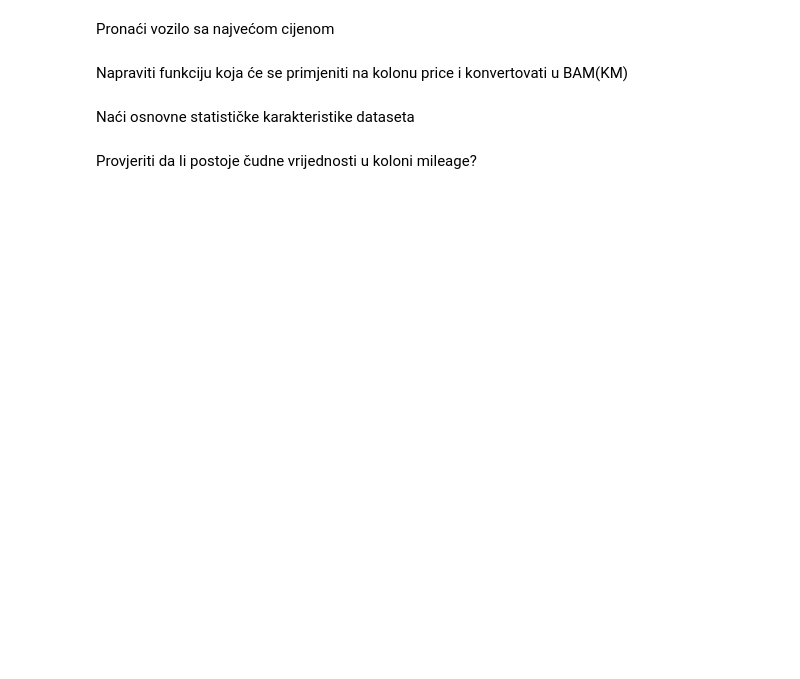
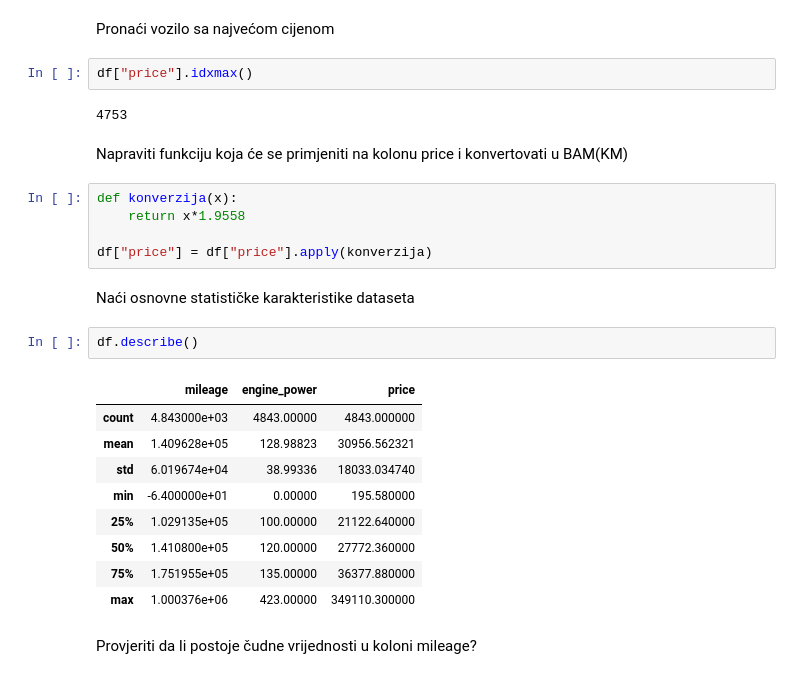
Before and after one commit to adnan-it-academy/data-management, a Jupyter notebook: vjezba 3/vjezba.ipynb, the cells around one changed output. Drawn from its saved outputs; the diff is of its cells as text; blank space fills up the shorter version.

```diff
--- a/vjezba 3/vjezba.ipynb
+++ b/vjezba 3/vjezba.ipynb
@@ -17,8 +110,29 @@ Pronaći vozilo sa najnižom cijenom
 # %% [markdown]
 Pronaći vozilo sa najvećom cijenom
+# %%
+df["price"].idxmax()
+# %% [output]
+4753
 # %% [markdown]
 Napraviti funkciju koja će se primjeniti na kolonu price i konvertovati u BAM(KM)
+# %%
+def konverzija(x):
+    return x*1.9558
+
+df["price"] = df["price"].apply(konverzija)
 # %% [markdown]
 Naći osnovne statističke karakteristike dataseta
+# %%
+df.describe()
+# %% [output]
+|  | mileage | engine_power | price |
+| count | 4.843000e+03 | 4843.00000 | 4843.000000 |
+| mean | 1.409628e+05 | 128.98823 | 30956.562321 |
+| std | 6.019674e+04 | 38.99336 | 18033.034740 |
+| min | -6.400000e+01 | 0.00000 | 195.580000 |
+| 25% | 1.029135e+05 | 100.00000 | 21122.640000 |
+| 50% | 1.410800e+05 | 120.00000 | 27772.360000 |
+| 75% | 1.751955e+05 | 135.00000 | 36377.880000 |
+| max | 1.000376e+06 | 423.00000 | 349110.300000 |
 # %% [markdown]
 Provjeriti da li postoje čudne vrijednosti u koloni mileage?
```
Also changed, not shown: parts of 18 cells of this notebook, 2 other files.
